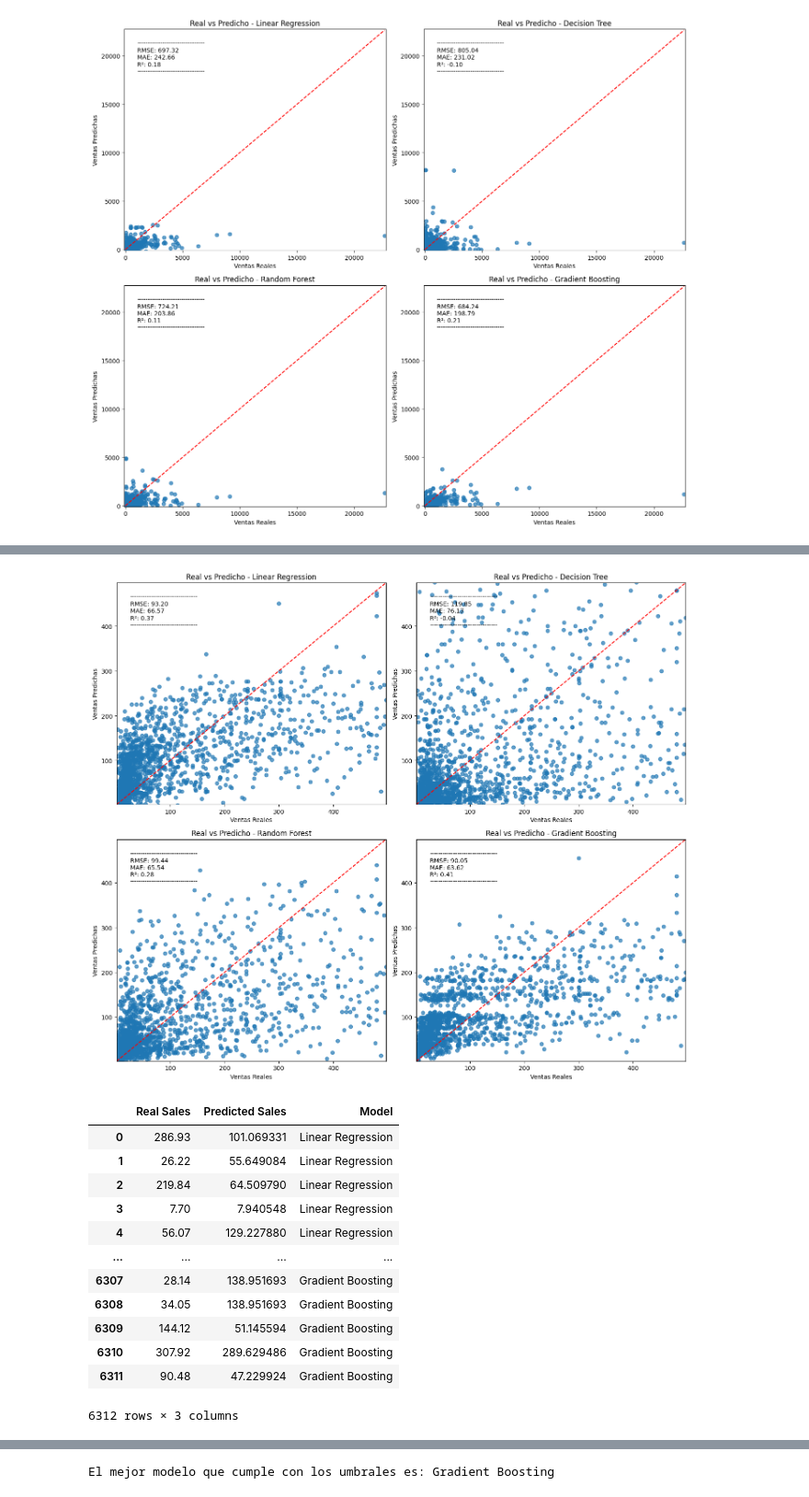
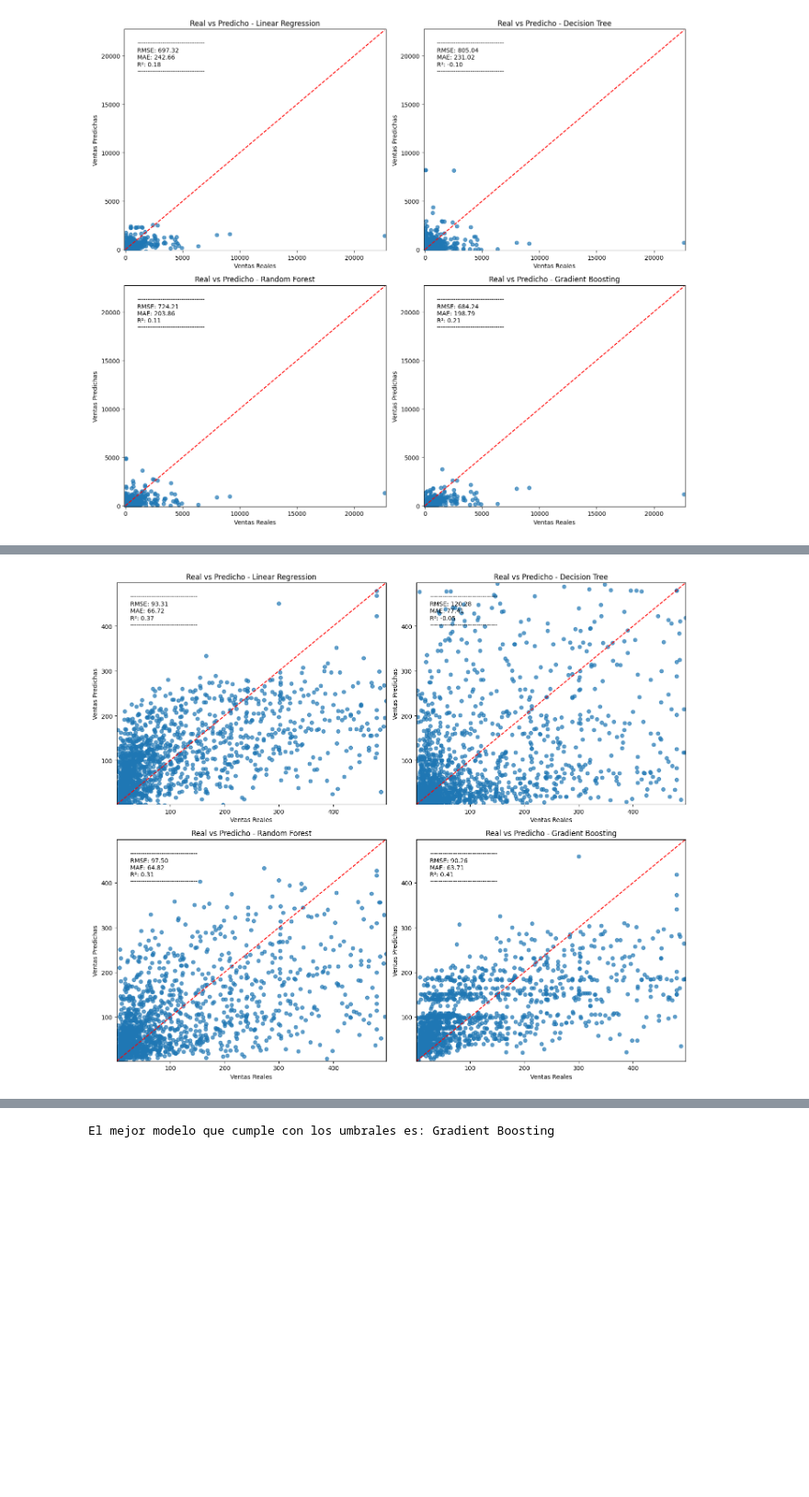
Before and after one commit to NicolasAlarconS/data_science, a Jupyter notebook: nicoals_alarcon_notebook.ipynb, the cells around one changed output, grey strips where cells are left out. Shown at 92% size. Saved outputs shown, nothing was run; the diff lists cells and outputs as text; code cells hidden in the pictures; blank space fills up the shorter version.

```diff
--- a/nicoals_alarcon_notebook.ipynb
+++ b/nicoals_alarcon_notebook.ipynb
@@ -458,10 +458,2 @@ Antes de proceder con la eliminación de los outliers, hemos analizado la distri
 
 Estos outliers pueden deberse a circunstancias excepcionales, como ventas puntuales con altos descuentos o pedidos inusualmente grandes, que afectan la variabilidad general de las ventas. La presencia de estos valores atípicos sugiere que, si no se tratan, podrían sesgar el modelo de predicción, reduciendo su precisión y generalización. Por lo tanto, la limpieza de estos outliers se vuelve esencial para mejorar la capacidad del modelo de capturar tendencias reales en los datos, permitiéndonos desarrollar un modelo de predicción de ventas más robusto y fiable.
-# %%
-# Asegúrate de que 'Order Date' esté en formato de fecha
-df['Order Date'] = pd.to_datetime(df['Order Date'])
-
-# Crear la columna 'Quarter' usando el trimestre de 'Order Date'
-df['Quarter'] = df['Order Date'].dt.quarter.apply(lambda x: f'Q{x}')
-
-df
@@ -767,7 +685,7 @@ df_cleaned['Order Date'] = pd.to_datetime(df['Order Date'])
 df_cleaned['Ship Date'] = pd.to_datetime(df['Ship Date'])
 
 # Convertir variables categóricas a variables dummies (One-Hot Encoding)
-categorical_features = ['Ship Mode', 'Segment', 'Country', 'City', 'State', 'Region', 'Category', 'Sub-Category']
+categorical_features = ['Ship Mode', 'Segment', 'Country', 'City', 'State', 'Region', 'Category', 'Sub-Category', 'Quarter']
 numerical_features = ['Quantity', 'Discount']
 
 # Transformador para preprocesar
@@ -797,9 +715,6 @@ models = {
 
 # Crear un diccionario para almacenar todas las métricas de cada modelo
 results = {}
-
-# Crear una lista para almacenar DataFrames de resultados para cada modelo
-predictions_df_list = []
 
 # Crear una figura para los gráficos
 fig, axes = plt.subplots(2, 2, figsize=(14, 12))  # Dos filas y dos columnas
@@ -821,56 +736,31 @@ for ax, (model_name, model_pipeline) in zip(axes, models.items()):
         'MAE': mae,
         'R²': r2
     }
 
     # Crear gráfico de Real vs. Predicho para cada modelo
     ax.scatter(y_test, y_pred, alpha=0.7)
     ax.plot([y_test.min(), y_test.max()], [y_test.min(), y_test.max()], color='red', linestyle='--')
     ax.set_title(f'Real vs Predicho - {model_name}')
     ax.set_xlabel('Ventas Reales')
     ax.set_ylabel('Ventas Predichas')
     ax.set_xlim(y_test.min(), y_test.max())  # Ajustar límites del eje x
     ax.set_ylim(y_test.min(), y_test.max())  # Ajustar límites del eje y
 
     # Añadir métricas en la esquina superior izquierda del gráfico
     metrics_text = (f"--------------------------------\n"
                     f"RMSE: {rmse:.2f}\n"
                     f"MAE: {mae:.2f}\n"
                     f"R²: {r2:.2f}\n"
                     f"--------------------------------")
 
     # Colocar el texto en la esquina superior izquierda
     ax.text(0.05, 0.95, metrics_text, ha='left', va='top', transform=ax.transAxes, fontsize=10)
 
-    # Crear DataFrame para cada modelo con valores reales y predichos
-    model_predictions_df = pd.DataFrame({
-        'Real Sales': y_test,
-        'Predicted Sales': y_pred
-    })
-    model_predictions_df['Model'] = model_name  # Añadir columna con el nombre del modelo
-    predictions_df_list.append(model_predictions_df)  # Añadir DataFrame a la lista
-
 # Ajustar el espacio entre los gráficos
 plt.subplots_adjust(hspace=0.5)  # Aumentar espacio vertical entre filas
 
 # Mostrar la figura
 plt.tight_layout()
 plt.show()
-
-# Concatenar todos los DataFrames de predicciones en uno solo para mostrar en una tabla final
-all_predictions_df = pd.concat(predictions_df_list).reset_index(drop=True)
-all_predictions_df
 # %% [output]
-[figure, old version]
+[figure, new version]
-|  | Real Sales | Predicted Sales | Model |
-| 0 | 286.93 | 101.069331 | Linear Regression |
-| 1 | 26.22 | 55.649084 | Linear Regression |
-| 2 | 219.84 | 64.509790 | Linear Regression |
-| 3 | 7.70 | 7.940548 | Linear Regression |
-| 4 | 56.07 | 129.227880 | Linear Regression |
-| ... | ... | ... | ... |
-| 6307 | 28.14 | 138.951693 | Gradient Boosting |
-| 6308 | 34.05 | 138.951693 | Gradient Boosting |
-| 6309 | 144.12 | 51.145594 | Gradient Boosting |
-| 6310 | 307.92 | 289.629486 | Gradient Boosting |
-| 6311 | 90.48 | 47.229924 | Gradient Boosting |
-6312 rows × 3 columns
```
Also changed, not shown: parts of 9 cells of this notebook.
